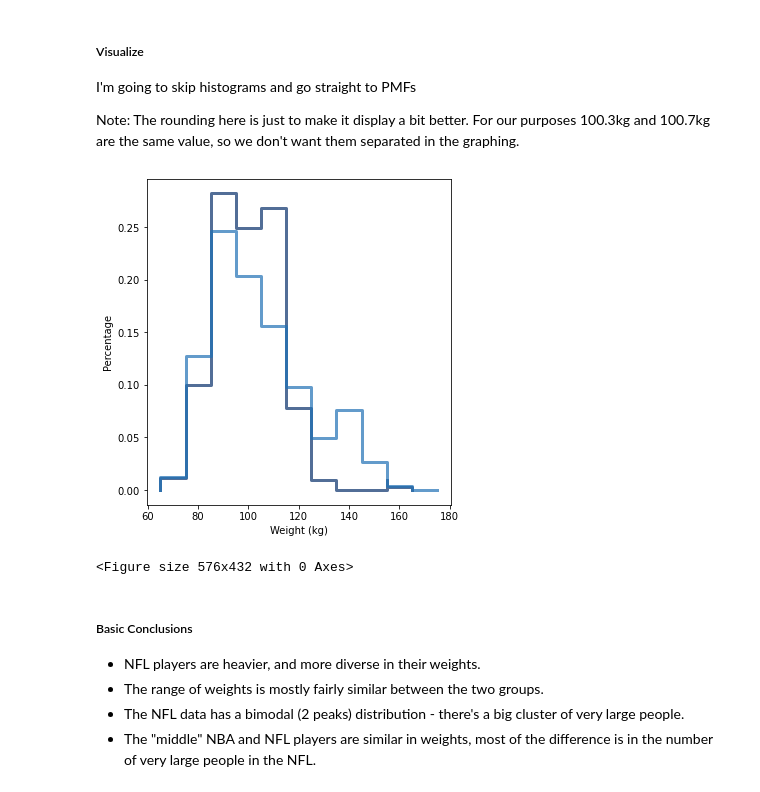
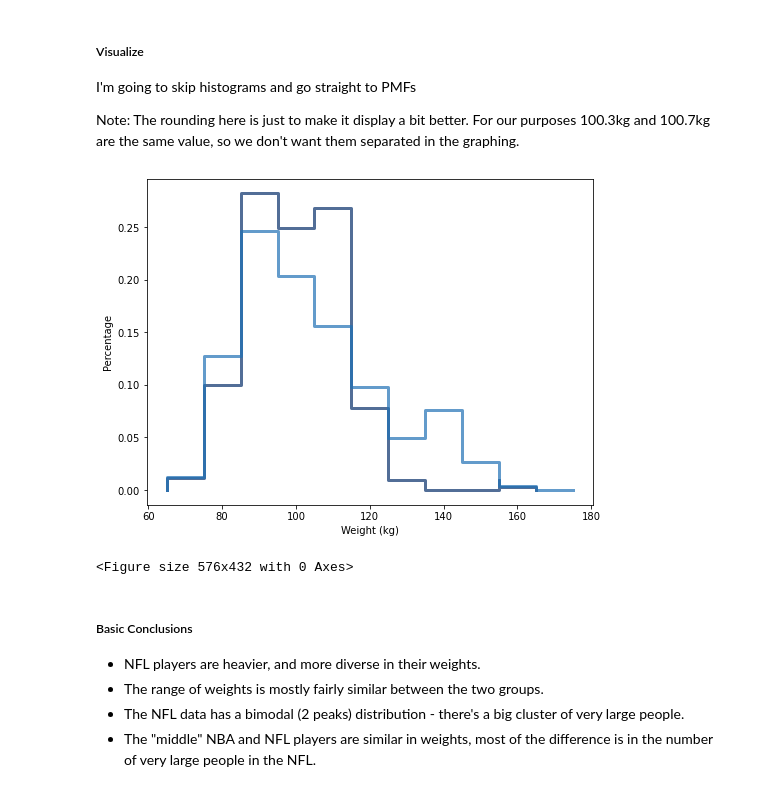
Before and after one commit to guochuanyong/Basic_Stats_in_Python_Student_Workbooks, a Jupyter notebook: 003_Var_Std_Dev_sol.ipynb, the cells around one changed output. Cells and saved outputs as stored; diff of their text form; code cells hidden in the pictures.

```diff
--- a/003_Var_Std_Dev_sol.ipynb
+++ b/003_Var_Std_Dev_sol.ipynb
@@ -442,11 +450,11 @@ nbawpmf = thinkstats2.Pmf(round(nbaw, -1))
 nflwpmf = thinkstats2.Pmf(round(nflw, -1))
 # %%
 #Graph
-thinkplot.PrePlot(cols=2)
+thinkplot.PrePlot(cols=1)
 thinkplot.Pmfs([nbawpmf,nflwpmf])
 thinkplot.Show(xlabel="Weight (kg)", ylabel = "Percentage")
 # %% [output]
-[figure, old version]
+[figure, new version]
 <Figure size 576x432 with 0 Axes>
 # %% [markdown]
 ##### Basic Conclusions
```
Also changed, not shown: parts of 3 cells of this notebook, 3 other files.
